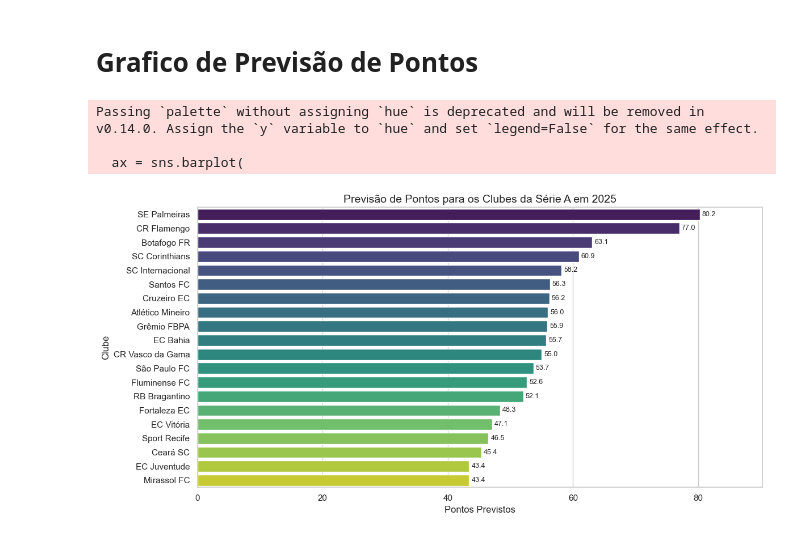
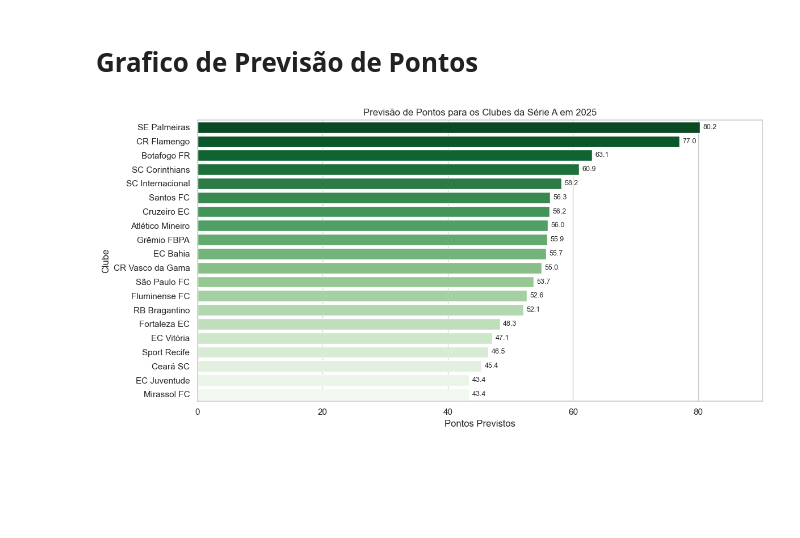
Before and after one commit to leonardofeitos4/Previsao_DePontosBrasileirao-SerieA, a Jupyter notebook: dados/teste.ipynb, the cells around one changed output. Cells and saved outputs as stored; diff of their text form; code cells hidden in the pictures; blank space fills up the shorter version.

```diff
--- a/dados/teste.ipynb
+++ b/dados/teste.ipynb
@@ -226,26 +253,23 @@ print(tabulate(df_2025[['Clube', 'Valor de Mercado Total', 'Pontos Previstos']],
 # %% [markdown]
 # Grafico de Previsão de Pontos
 # %%
+import matplotlib.pyplot as plt
+import seaborn as sns
+
+df_plot = df_2025.sort_values('Pontos Previstos', ascending=False).reset_index(drop=True)
+palette = sns.color_palette("Greens", len(df_plot))[::-1]
+
 plt.figure(figsize=(12, 6))
-ax = sns.barplot(
-    data=df_2025.sort_values('Pontos Previstos', ascending=False),
-    x='Pontos Previstos',
-    y='Clube',
-    palette='viridis'
-)
+ax = sns.barplot(data=df_plot, x='Pontos Previstos', y='Clube', hue='Clube', palette=palette, legend=False)
 
-# Adicionando os rótulos com os valores previstos
-for i in ax.containers:
-    ax.bar_label(i, fmt='%.1f', label_type='edge', padding=3, fontsize=9)
+for p in ax.patches:
+    ax.text(p.get_width() + 0.5, p.get_y() + p.get_height()/2, f'{p.get_width():.1f}', va='center', fontsize=9)
 
-plt.title('Previsão de Pontos para os Clubes da Série A em 2025', fontsize=14)
-plt.xlabel('Pontos Previstos', fontsize=12)
-plt.ylabel('Clube', fontsize=12)
-plt.xlim(0, df_2025['Pontos Previstos'].max() + 10)
+plt.title('Previsão de Pontos para os Clubes da Série A em 2025')
+plt.xlabel('Pontos Previstos')
+plt.ylabel('Clube')
+plt.xlim(0, df_plot['Pontos Previstos'].max() + 10)
 plt.tight_layout()
 plt.show()
 # %% [output]
-Passing `palette` without assigning `hue` is deprecated and will be removed in v0.14.0. Assign the `y` variable to `hue` and set `legend=False` for the same effect.
-
-  ax = sns.barplot(
-[figure, old version]
+[figure, new version]
```
Also changed, not shown: parts of 10 cells of this notebook.
